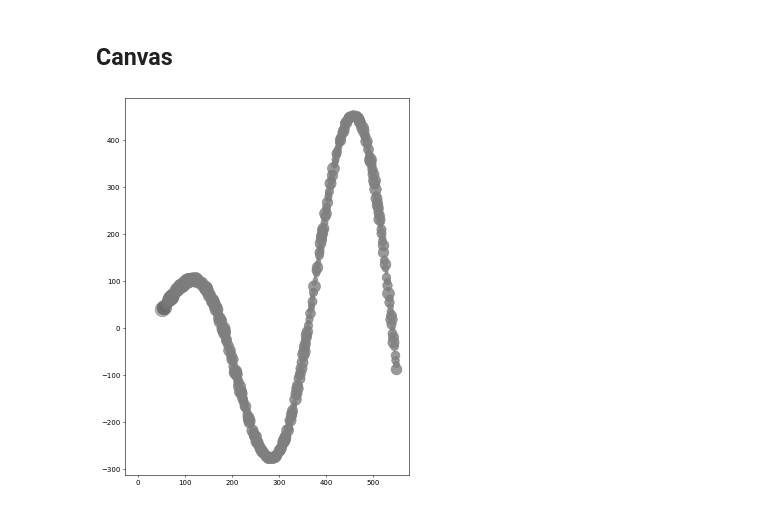
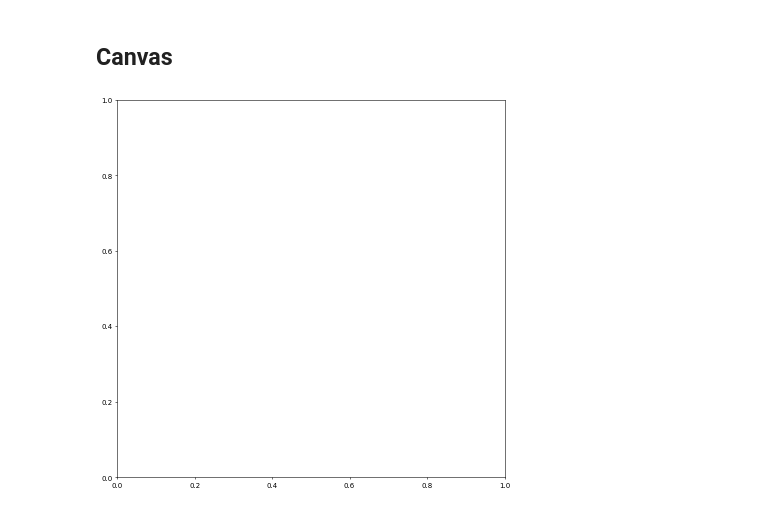
Before and after one commit to q-viper/SmokeSim, a Jupyter notebook: notebooks/expt.ipynb, the cells around one changed output. Drawn from its saved outputs; the diff is of its cells as text; code cells hidden in the pictures.

```diff
--- a/notebooks/expt.ipynb
+++ b/notebooks/expt.ipynb
@@ -7,53 +7,60 @@ import matplotlib.pyplot as plt
 ## Canvas
 # %%
 import matplotlib.pyplot as plt
-from matplotlib.patches import Circle
 
 class Canvas:
     def __init__(
         self,
-        background: List[int] = [1, 1, 1, 1],
-        dimensions: List=(10, 20),
+        background: List[int] = np.array([[0, 0, 0, 0]]),
+        dimensions: List=(15, 10),
         shake_every: float=0,
         dpi: int = 100,
+        xlim:List=(-500, 500),
+        ylim:List=(-400, 400)
     ):
         self.background = background
         self.dimensions = dimensions
         self.shake_every = shake_every
         self._figure, self._axes = plt.subplots(figsize=dimensions, dpi=dpi, facecolor=background)
-        self.scatter_points([[0.5,0.5]], [background], [0])
-        self._frame = self.frame
+        self._figure.set_size_inches(dimensions[0], dimensions[1])
+        # self.scatter_points([[0.5,0.5]], [background], [0])
+        # self._frame = self.frame
+        self.xlim = xlim
+        self.ylim = ylim
 
-    def scatter_points(self, points: List[List[int]], colors: List[List[int]], sizes: List[int]):
+    def scatter_points(self, points: np.ndarray, colors: np.ndarray, sizes: np.ndarray):
         for point,color,size in zip(points, colors, sizes):
-            self._axes.scatter(point[0], point[1], color=color, s=size)
-            self._axes.set_facecolor(self.background)
-            self._axes.set_aspect('equal')
+            color=color/255
+            self._scatter = self._axes.scatter(point[0], point[1], color=color, s=size)
+            self._axes.set_facecolor(self.background/255)
+            self._axes.set_xlim(self.xlim[0], self.xlim[1])
+            self._axes.set_ylim(self.ylim[0], self.ylim[1])
+            # self._axes.set_aspect('equal')
 
         self._figure.canvas.draw()
 
 
 
     @property
     def frame(self):
         return self._figure.canvas.renderer.buffer_rgba()
         # return self._canvas.astype(np.uint8)
-canvas = Canvas(background=[1, 1, 1], dimensions=(10, 10), dpi=50)
+canvas = Canvas(background=np.array([[1, 1, 1]]), dimensions=(10, 10), dpi=50)
 
 x_orig = 50
 y_orig = 50
 rad_orig = 500
 x_update = lambda x, t: x+t #np.random.randomnp.random.choice([-1, 1, 0]) #np.sin(t*x)/(x*t)
 y_update = lambda x,t: (x+t)*np.sin((x+t)*np.pi/180)#np.random.choice([-1, 1, 0]) #np.sin(t*x)/(x*t)
 rad_update = lambda x,t: max(300, x-t) *np.random.random()# np.random.choice([-1, 1, 0]) #np.sin(t)
-color_orig = [0.5, 0.5, 0.5, 0.8]
+color_orig = [255, 0, 0, 255]
 color_update = lambda x,t: x-x/t
 
 pts = 500
 
-coord = [(x_update(x_orig, i), y_update(y_orig, i)) for i in range(1, pts)]
-rad = [rad_update(rad_orig, i) for i in range(1, pts)]
-color = [[color_update(c, i) for c in color_orig] for i in range(1, pts)]
-canvas.scatter_points(coord, color, rad)
+coord = np.array([(x_update(x_orig, i), y_update(y_orig, i)) for i in range(1, pts)])
+rad = np.array([rad_update(rad_orig, i) for i in range(1, pts)])
+color = np.array([[color_update(c, i) for c in color_orig] for i in range(1, pts)])
+# canvas.scatter_points(coord, color, rad)
 # %% [output]
-[figure, old version]
+[figure, new version]
```
Also changed, not shown: parts of 19 cells of this notebook, 5 other files.
